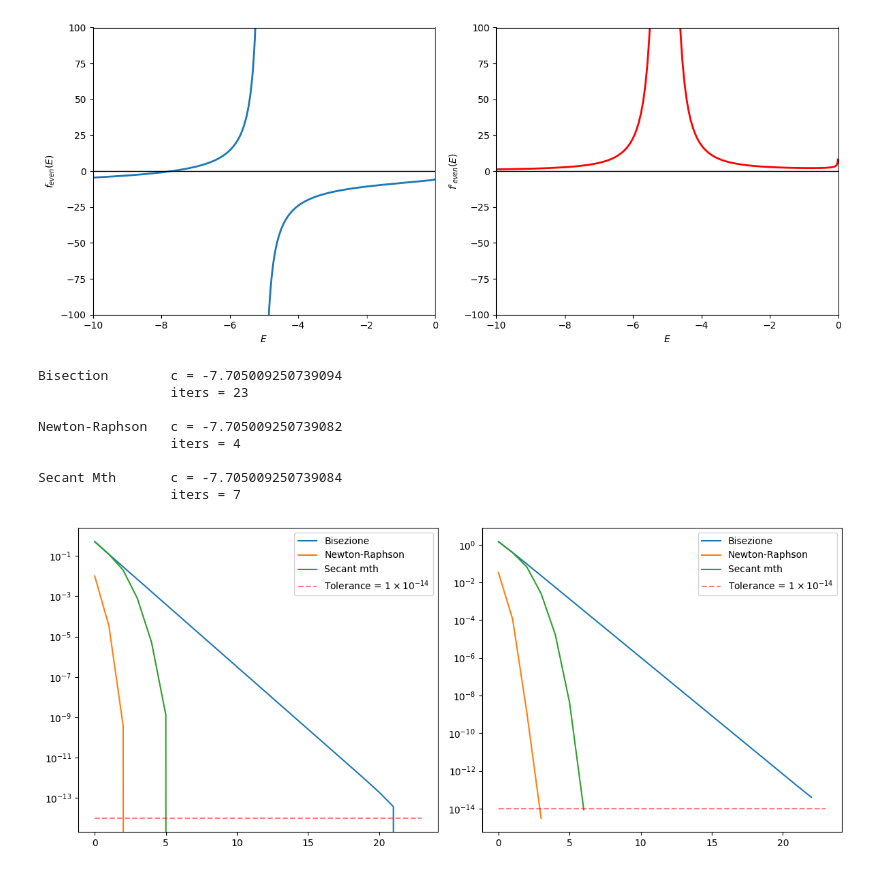
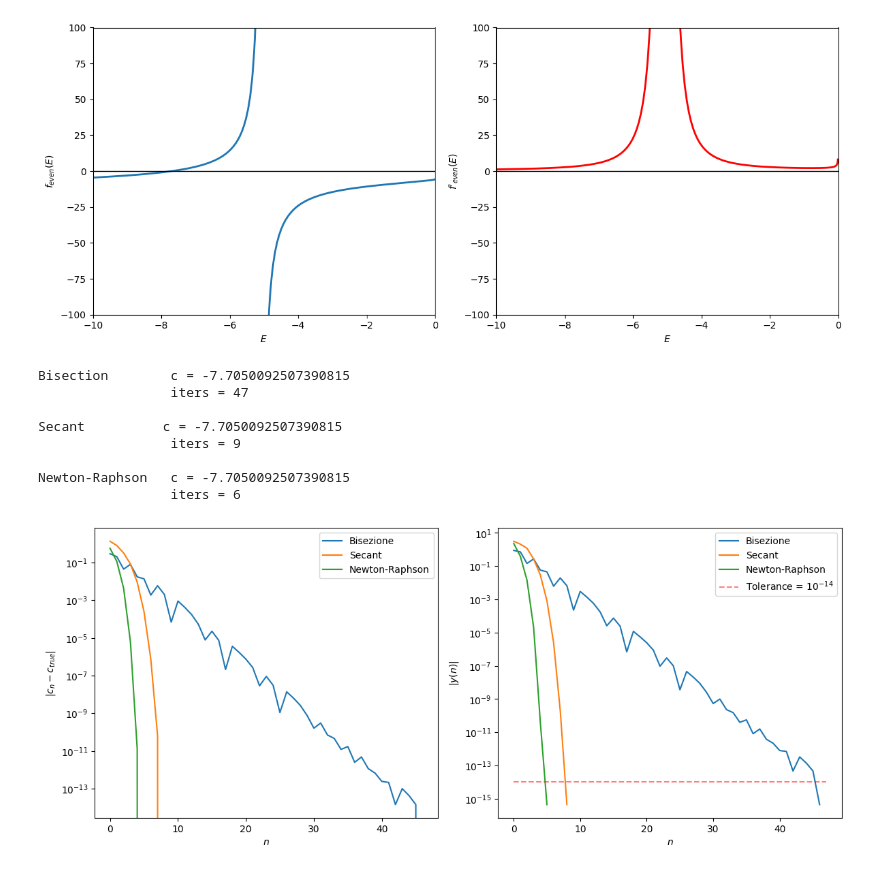
Before and after one commit to mvolpato-unimib/Lab_comp, a Jupyter notebook: ex14/secant.ipynb, the cells around one changed output. Saved outputs shown, nothing was run; the diff lists cells and outputs as text; code cells hidden in the pictures.

Commit message:
ex14: aggiunti dettagli ai plot

```diff
--- a/ex14/secant.ipynb
+++ b/ex14/secant.ipynb
@@ -88,48 +90,52 @@ plt.show()
 [figure]
 # %%
 # Root research
-c_bis, iter_bis, story_bis = bisec(f_even, -10, -7, out_story=True)
-c_NR, iter_NR, story_NR = Newt_Rap(f_even, df_even, -7)
-c_Sec, iter_Sec, story_Sec = Secant_mth(f_even, -10, -7)
+a_bis, b_bis = (-9, -7)
+c_bis, iter_bis, story_bis = bisec(f_even, a_bis, b_bis, optim=False, out_story=True)
+c_Sec, iter_Sec, story_Sec = Secant_mth(f_even, -10, -6)
+c_NR, iter_NR, story_NR = Newt_Rap(f_even, df_even, -9.9)
 
 print('Bisection        c =', c_bis)
 print('                 iters =', iter_bis)
 print()
+print('Secant          c =', c_Sec)
+print('                 iters =', iter_Sec)
+print()
 print('Newton-Raphson   c =', c_NR)
 print('                 iters =', iter_NR)
-print()
-print('Secant Mth       c =', c_Sec)
-print('                 iters =', iter_Sec)
 
-iter_pack = [iter_bis, iter_NR, iter_Sec]
-stories = [story_bis, story_NR, story_Sec]
-names = ['Bisezione', 'Newton-Raphson', 'Secant mth']
+iter_pack = [iter_bis, iter_Sec, iter_NR]
+stories = [story_bis, story_Sec, story_NR]
+names = ['Bisezione', 'Secant', 'Newton-Raphson']
 fig, (ax1, ax2) = plt.subplots(1,2, figsize=(12,5))
 for i in range(3):
     n_iter = iter_pack[i]
     story = stories[i]
 
     xcoo = np.arange(n_iter)
     errx = abs(story - story[-1])
     erry = abs(np.array([f_even(ele) for ele in story]))
     ax1.plot(xcoo, errx, label=names[i])
     ax2.plot(xcoo, erry, label=names[i])
 
-ax1.hlines(1e-14, 0, max(iter_pack), ls='--', color='r', alpha=0.5, label=r'Tolerance = $1\times 10^{-14}$')
-ax2.hlines(1e-14, 0, max(iter_pack), ls='--', color='r', alpha=0.5, label=r'Tolerance = $1\times 10^{-14}$')
+ax2.hlines(1e-14, 0, max(iter_pack), ls='--', color='r', alpha=0.5, label=r'Tolerance = $10^{-14}$')
+ax1.set_xlabel(r'$n$')
+ax2.set_xlabel(r'$n$')
+ax1.set_ylabel(r'$|c_n - c_{true}|$')
+ax2.set_ylabel(r'$|y(n)|$')
 ax1.set_yscale('log')
 ax2.set_yscale('log')
 ax1.legend()
 ax2.legend()
 plt.tight_layout()
 plt.show()
 # %% [output]
-Bisection        c = -7.705009250739094
-                 iters = 23
+Bisection        c = -7.7050092507390815
+                 iters = 47
 
-Newton-Raphson   c = -7.705009250739082
-                 iters = 4
+Secant          c = -7.7050092507390815
+                 iters = 9
 
-Secant Mth       c = -7.705009250739084
-                 iters = 7
+Newton-Raphson   c = -7.7050092507390815
+                 iters = 6
-[figure, old version]
+[figure, new version]
```
Also changed, not shown: parts of 5 cells of this notebook, 3 other files.
